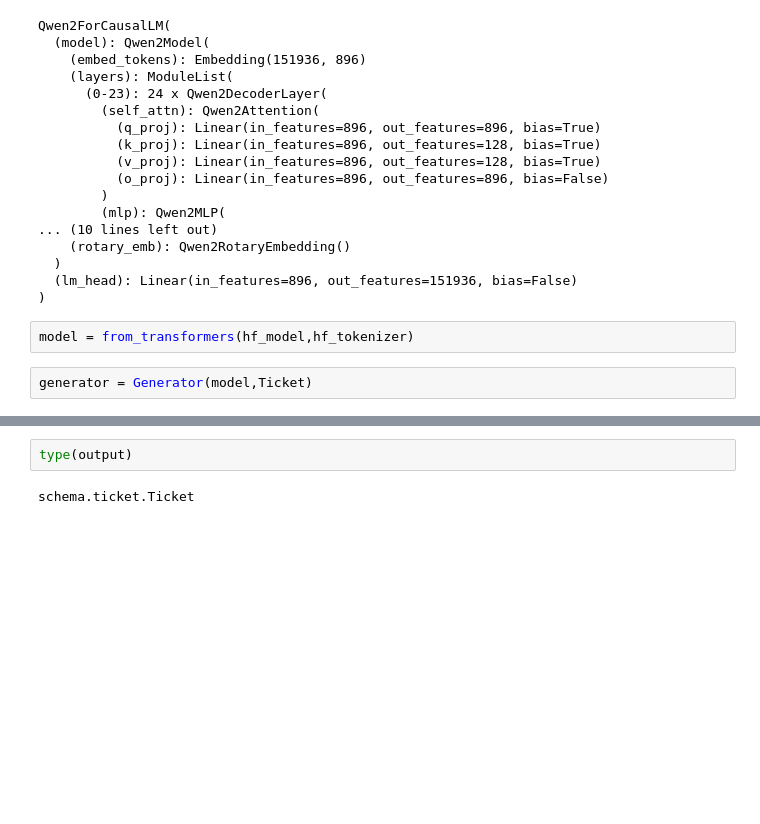
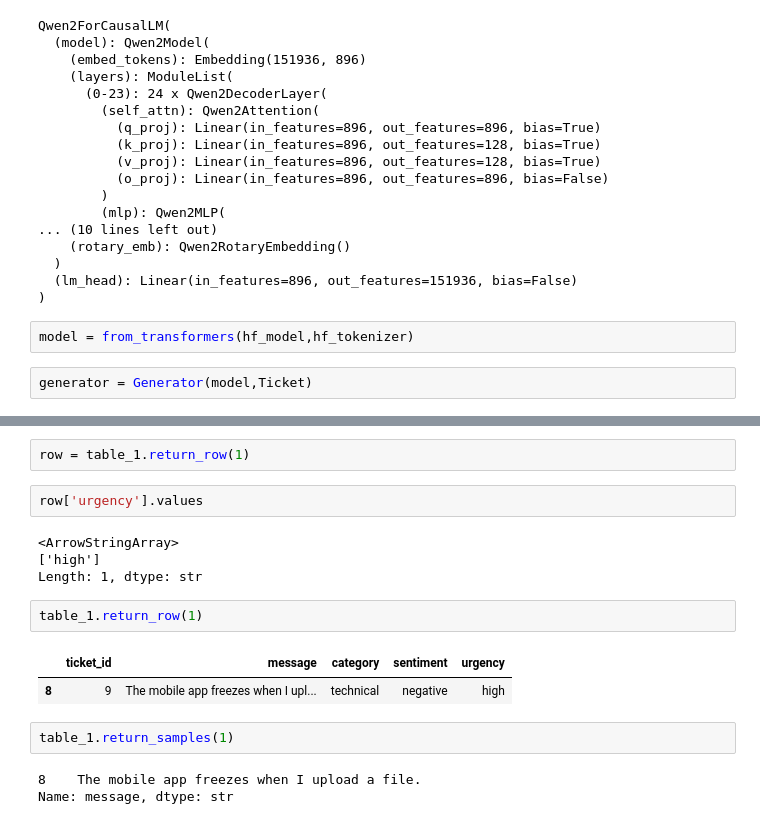
Before and after one commit to abramhany/ticket_summary, a Jupyter notebook: src/notebooks/test.ipynb, the cells around one changed output, grey strips where cells are left out. Saved outputs shown, nothing was run; the diff lists cells and outputs as text; blank space fills up the shorter version.

```diff
--- a/src/notebooks/test.ipynb
+++ b/src/notebooks/test.ipynb
@@ -68,4 +92,18 @@ print(output.model_dump_json())
-# %%
-type(output)
-# %% [output]
-schema.ticket.Ticket
+# %%
+row = table_1.return_row(1)
+# %%
+row['urgency'].values
+# %% [output]
+<ArrowStringArray>
+['high']
+Length: 1, dtype: str
+# %%
+table_1.return_row(1)
+# %% [output]
+|  | ticket_id | message | category | sentiment | urgency |
+| 8 | 9 | The mobile app freezes when I upl... | technical | negative | high |
+# %%
+table_1.return_samples(1)
+# %% [output]
+8    The mobile app freezes when I upload a file.
+Name: message, dtype: str
```
Also changed, not shown: parts of 7 cells of this notebook, 5 other files.
